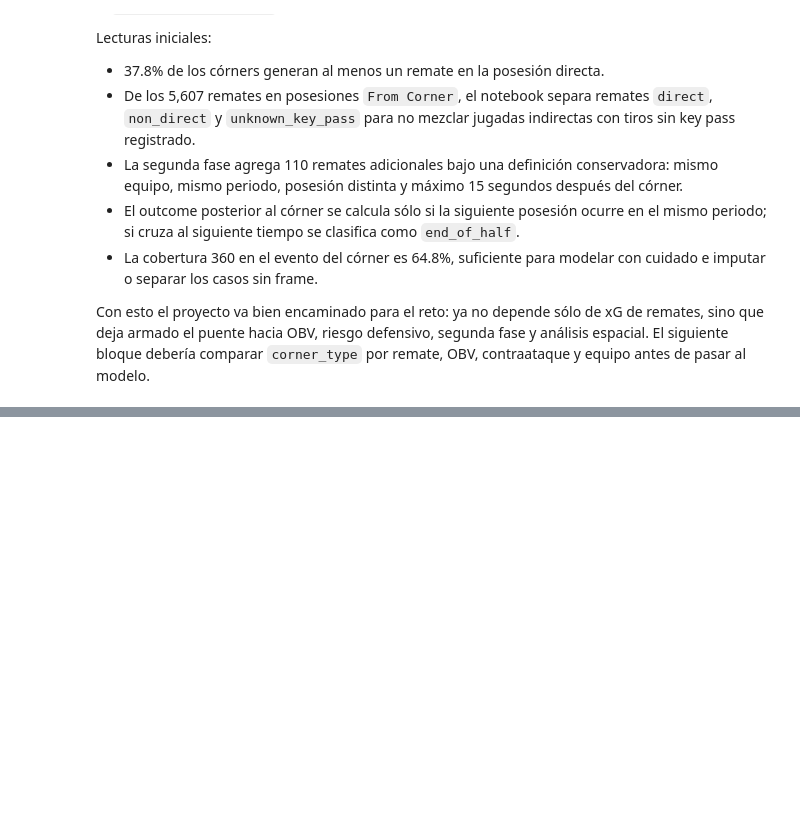
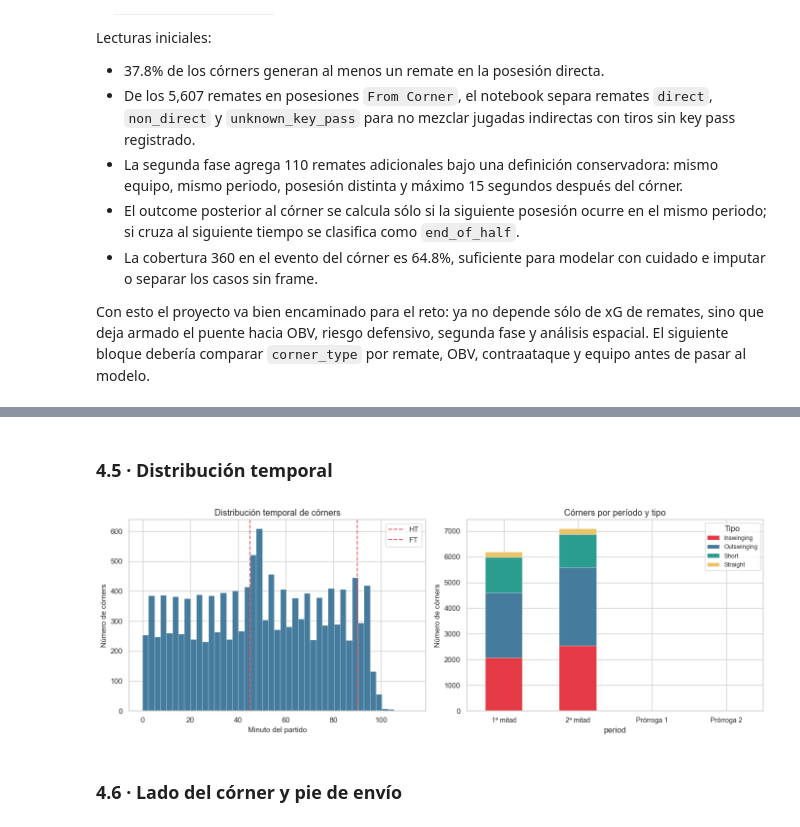
Before and after one commit to Andresaf03/corner-analysis-liga-mx, a Jupyter notebook: analysis.ipynb, the cells around one changed output, grey strips where cells are left out. Saved outputs shown, nothing was run; the diff lists cells and outputs as text; code cells hidden in the pictures; blank space fills up the shorter version.

```diff
--- a/analysis.ipynb
+++ b/analysis.ipynb
@@ -822,0 +1092,35 @@ Con esto el proyecto va bien encaminado para el reto: ya no depende sólo de xG
+# %% [markdown]
+### 4.5 · Distribución temporal
+# %%
+# ── 4.5 · Distribución temporal ─────────────────────────────────────────────
+fig, (ax1, ax2) = plt.subplots(1, 2, figsize=(14, 5))
+
+ax1.hist(corner_features['minute'], bins=45, color='#457b9d', edgecolor='white', linewidth=0.3)
+for m, label in [(45, 'HT'), (90, 'FT')]:
+    ax1.axvline(m, color='#e63946', linestyle='--', alpha=0.8, label=label)
+ax1.set_xlabel('Minuto del partido', fontsize=11)
+ax1.set_ylabel('Número de córners', fontsize=11)
+ax1.set_title('Distribución temporal de córners', fontsize=13)
+ax1.legend()
+
+period_type = (
+    corner_features
+    .groupby(['period', 'corner_type'], observed=True)['id'].count()
+    .unstack(fill_value=0)
+    .reindex(columns=TYPES, fill_value=0)
+)
+period_type.index = period_type.index.map(
+    {1: '1ª mitad', 2: '2ª mitad', 3: 'Prórroga 1', 4: 'Prórroga 2'}
+)
+period_type.plot(kind='bar', stacked=True, ax=ax2, color=COLORS_TYPE, edgecolor='white', linewidth=0.3)
+ax2.set_title('Córners por período y tipo', fontsize=13)
+ax2.set_ylabel('Número de córners', fontsize=11)
+ax2.set_xticklabels(ax2.get_xticklabels(), rotation=0, fontsize=10)
+ax2.legend(title='Tipo', fontsize=9)
+plt.tight_layout()
+plt.savefig('figures/corner_temporal.png', dpi=150, bbox_inches='tight')
+plt.show()
+# %% [output]
+[figure, added]
+# %% [markdown]
+### 4.6 · Lado del córner y pie de envío
```
Also changed, not shown: parts of 41 cells of this notebook, 7 other files.
